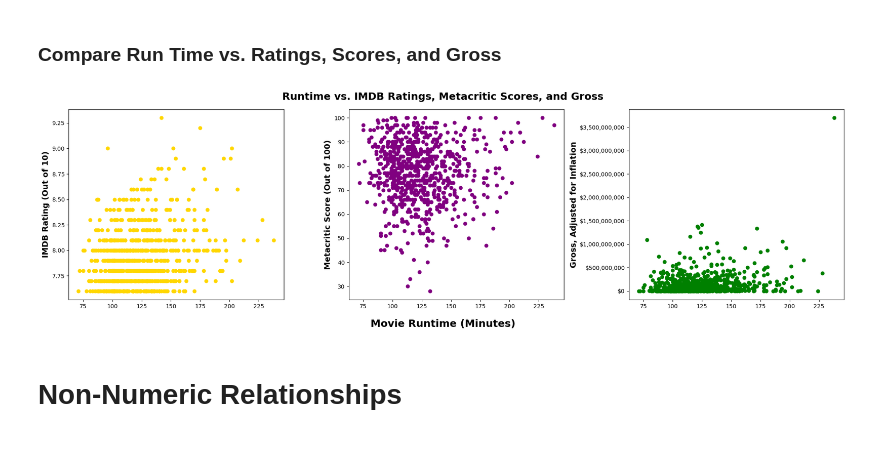
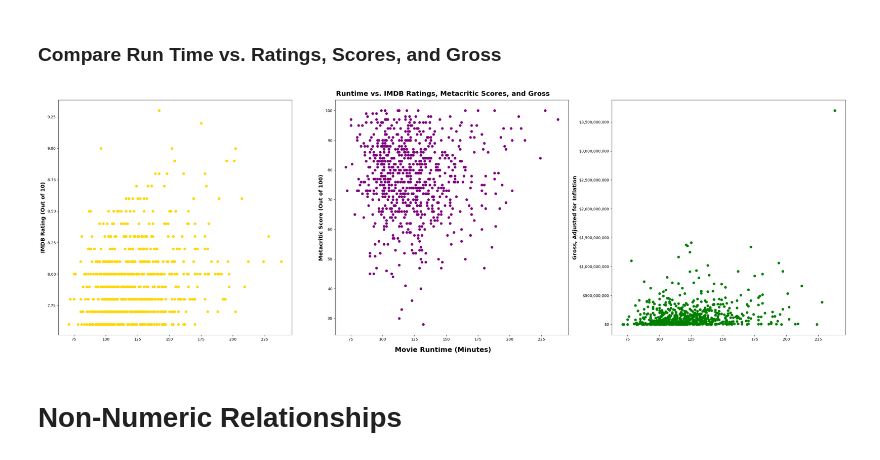
Before and after one commit to spc-kim/midterm_project, a Jupyter notebook: notebook.ipynb, the cells around one changed output. Cells and saved outputs as stored; diff of their text form; code cells hidden in the pictures.

Commit message:
Further edits onto README.md and graphs

```diff
--- a/notebook.ipynb
+++ b/notebook.ipynb
@@ -365,33 +365,33 @@ year_vs_meta_fig.savefig("img/corr_neg.png", dpi=300, bbox_inches="tight")
 # %%
 # Numeric relations to explore:
 # Runtime vs IMDB Ratings, Meta Score, and Gross
 
 # Runtime vs IMDB ratings
-runtime_fig, (runtime_imdb, runtime_meta, runtime_gross) = plt.subplots(1, 3, figsize=(20, 6), sharex=True)
+runtime_fig, (runtime_imdb, runtime_meta, runtime_gross) = plt.subplots(1, 3, figsize=(30,10), sharex=True)
 runtime_imdb.scatter(numeric_df["Runtime"], numeric_df["IMDB_Rating"], color="gold")
 runtime_imdb.set_ylabel("IMDB Rating (Out of 10)", weight="bold", fontsize=14)
 
 # Runtime vs Metacritic scores
 runtime_meta.scatter(numeric_df["Runtime"], numeric_df["Meta_score"], color="purple")
 runtime_meta.set_ylabel("Metacritic Score (Out of 100)", weight="bold", fontsize=14)
 
 # Runtime vs Gross
 runtime_gross.scatter(numeric_df["Runtime"], numeric_df["GrossAdjusted"], color="green")
 runtime_gross.ticklabel_format(style="plain")
 runtime_gross.xaxis.set_major_formatter(mticker.StrMethodFormatter("{x:,.0f}"))
 runtime_gross.yaxis.set_major_formatter(mticker.StrMethodFormatter("${x:,.0f}"))
 runtime_gross.set_ylabel("Gross, Adjusted for Inflation", weight="bold", fontsize=14)
 
 # Overall figure configuration
 runtime_fig.suptitle("Runtime vs. IMDB Ratings, Metacritic Scores, and Gross", weight="bold", fontsize=18)
 runtime_fig.supxlabel("Movie Runtime (Minutes)", weight="bold", fontsize=18)
 
 plt.tight_layout()
 plt.show()
 
 runtime_fig.savefig("img/runtime.png", dpi=300, bbox_inches="tight")
 # %% [output]
-[figure, old version]
+[figure, new version]
 # %% [markdown]
 # Non-Numeric Relationships
 # %%
```
Also changed, not shown: parts of 3 cells of this notebook, 4 other files.
